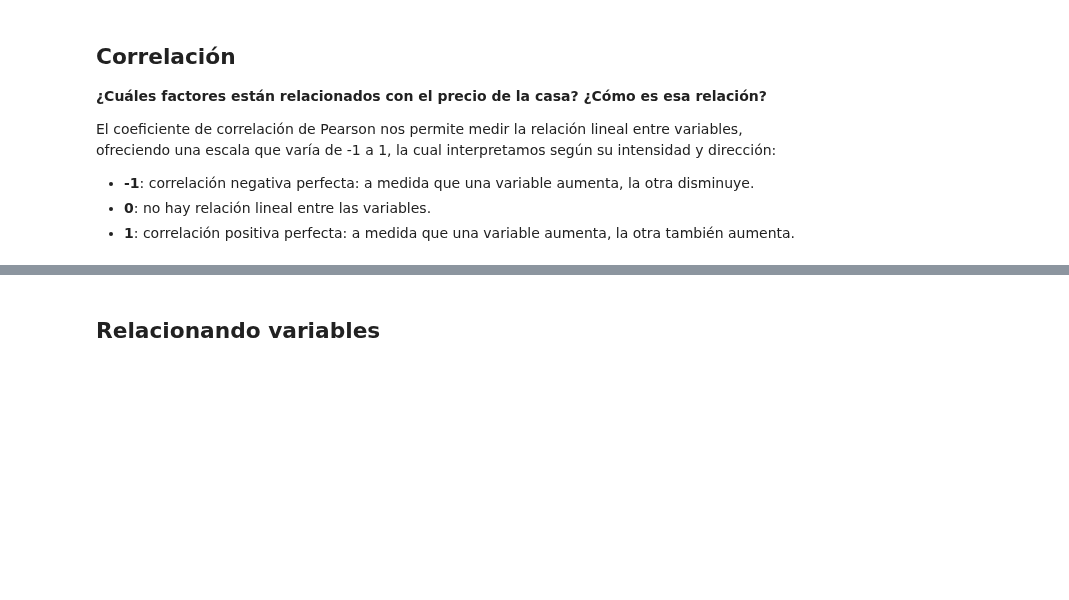
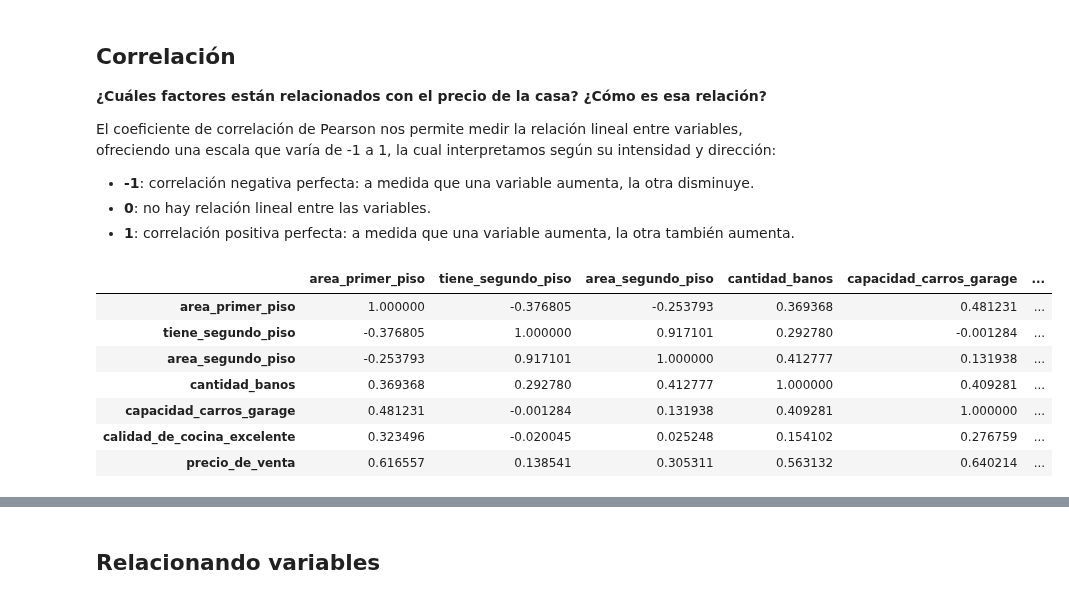
Before and after one commit to AngelTroncoso/ML_Alura, a Jupyter notebook: 4_Regresion_lineal.ipynb, the cells around one changed output, grey strips where cells are left out. Saved outputs shown, nothing was run; the diff lists cells and outputs as text; code cells hidden in the pictures; blank space fills up the shorter version.

```diff
--- a/4_Regresion_lineal.ipynb
+++ b/4_Regresion_lineal.ipynb
@@ -47,0 +20,5 @@ Saving precios_casas.csv to precios_casas.csv
+# %%
+import pandas as pd
+
+datos = pd.read_csv("/content/precios_casas.csv")
+datos.head()
@@ -59,3 +67,14 @@ El coeficiente de correlación de Pearson nos permite medir la relación lineal
 * **1**: correlación positiva perfecta: a medida que una variable aumenta, la otra también aumenta.
 # %%
 # Correlación
+corr = datos.corr()
+corr
+# %% [output]
+|  | area_primer_piso | tiene_segundo_piso | area_segundo_piso | cantidad_banos | capacidad_carros_garage | ... |
+| area_primer_piso | 1.000000 | -0.376805 | -0.253793 | 0.369368 | 0.481231 | ... |
+| tiene_segundo_piso | -0.376805 | 1.000000 | 0.917101 | 0.292780 | -0.001284 | ... |
+| area_segundo_piso | -0.253793 | 0.917101 | 1.000000 | 0.412777 | 0.131938 | ... |
+| cantidad_banos | 0.369368 | 0.292780 | 0.412777 | 1.000000 | 0.409281 | ... |
+| capacidad_carros_garage | 0.481231 | -0.001284 | 0.131938 | 0.409281 | 1.000000 | ... |
+| calidad_de_cocina_excelente | 0.323496 | -0.020045 | 0.025248 | 0.154102 | 0.276759 | ... |
+| precio_de_venta | 0.616557 | 0.138541 | 0.305311 | 0.563132 | 0.640214 | ... |
```
Also changed, not shown: parts of 11 cells of this notebook.
